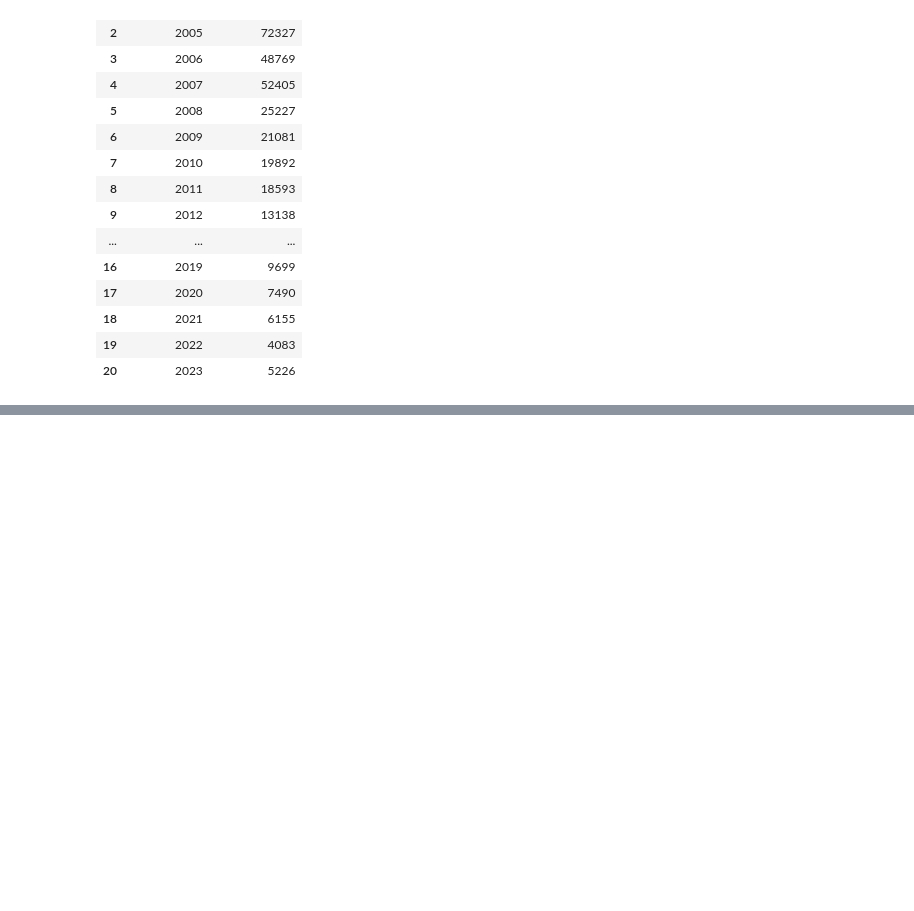
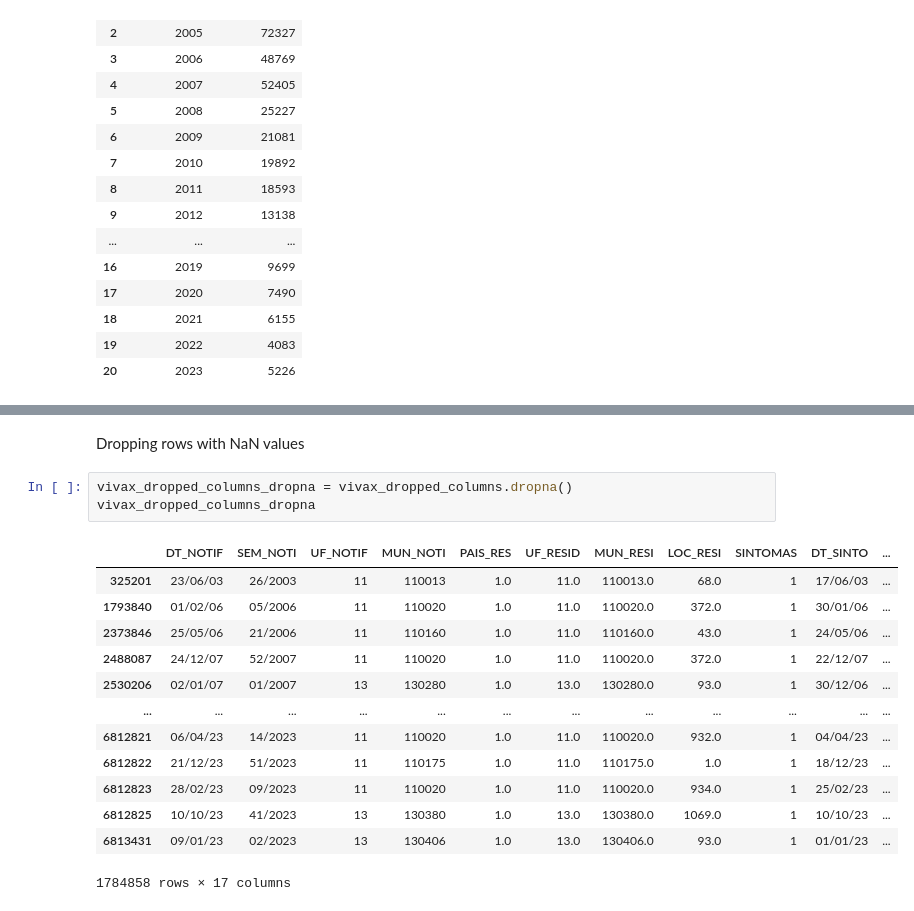
Before and after one commit to RaphaLevy/Study_on_Malaria_dynamics, a Jupyter notebook: sivep_data/SIVEP_Data.ipynb, the cells around one changed output, grey strips where cells are left out. Drawn from its saved outputs; the diff is of its cells as text; blank space fills up the shorter version.

```diff
--- a/sivep_data/SIVEP_Data.ipynb
+++ b/sivep_data/SIVEP_Data.ipynb
@@ -354,0 +420,19 @@ cases_Manaus_by_year.sort_values(by='YEAR_NOTIF', ascending=True)
+# %% [markdown]
+Dropping rows with NaN values
+# %%
+vivax_dropped_columns_dropna = vivax_dropped_columns.dropna()
+vivax_dropped_columns_dropna
+# %% [output]
+|  | DT_NOTIF | SEM_NOTI | UF_NOTIF | MUN_NOTI | PAIS_RES | UF_RESID | MUN_RESI | LOC_RESI | SINTOMAS | DT_SINTO | ... |
+| 325201 | 23/06/03 | 26/2003 | 11 | 110013 | 1.0 | 11.0 | 110013.0 | 68.0 | 1 | 17/06/03 | ... |
+| 1793840 | 01/02/06 | 05/2006 | 11 | 110020 | 1.0 | 11.0 | 110020.0 | 372.0 | 1 | 30/01/06 | ... |
+| 2373846 | 25/05/06 | 21/2006 | 11 | 110160 | 1.0 | 11.0 | 110160.0 | 43.0 | 1 | 24/05/06 | ... |
+| 2488087 | 24/12/07 | 52/2007 | 11 | 110020 | 1.0 | 11.0 | 110020.0 | 372.0 | 1 | 22/12/07 | ... |
+| 2530206 | 02/01/07 | 01/2007 | 13 | 130280 | 1.0 | 13.0 | 130280.0 | 93.0 | 1 | 30/12/06 | ... |
+| ... | ... | ... | ... | ... | ... | ... | ... | ... | ... | ... | ... |
+| 6812821 | 06/04/23 | 14/2023 | 11 | 110020 | 1.0 | 11.0 | 110020.0 | 932.0 | 1 | 04/04/23 | ... |
+| 6812822 | 21/12/23 | 51/2023 | 11 | 110175 | 1.0 | 11.0 | 110175.0 | 1.0 | 1 | 18/12/23 | ... |
+| 6812823 | 28/02/23 | 09/2023 | 11 | 110020 | 1.0 | 11.0 | 110020.0 | 934.0 | 1 | 25/02/23 | ... |
+| 6812825 | 10/10/23 | 41/2023 | 13 | 130380 | 1.0 | 13.0 | 130380.0 | 1069.0 | 1 | 10/10/23 | ... |
+| 6813431 | 09/01/23 | 02/2023 | 13 | 130406 | 1.0 | 13.0 | 130406.0 | 93.0 | 1 | 01/01/23 | ... |
+1784858 rows × 17 columns
```
Also changed, not shown: parts of 14 cells of this notebook.
